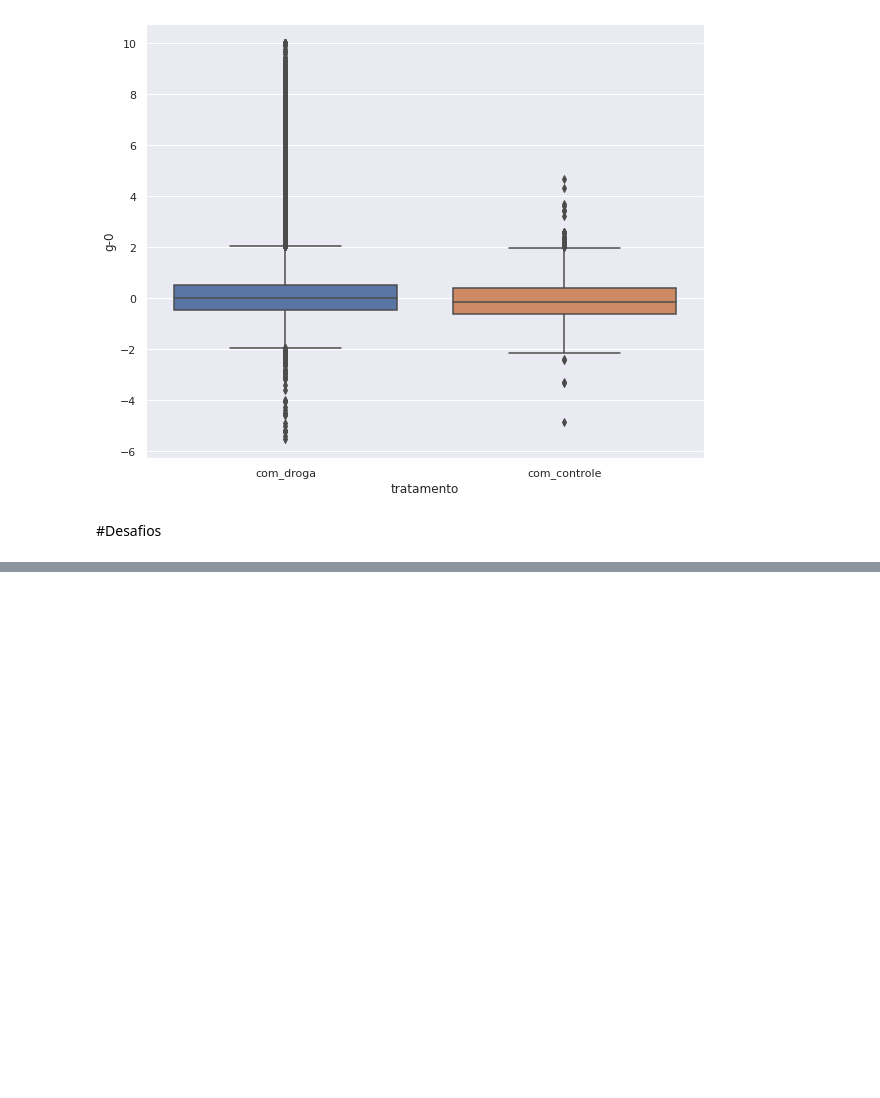
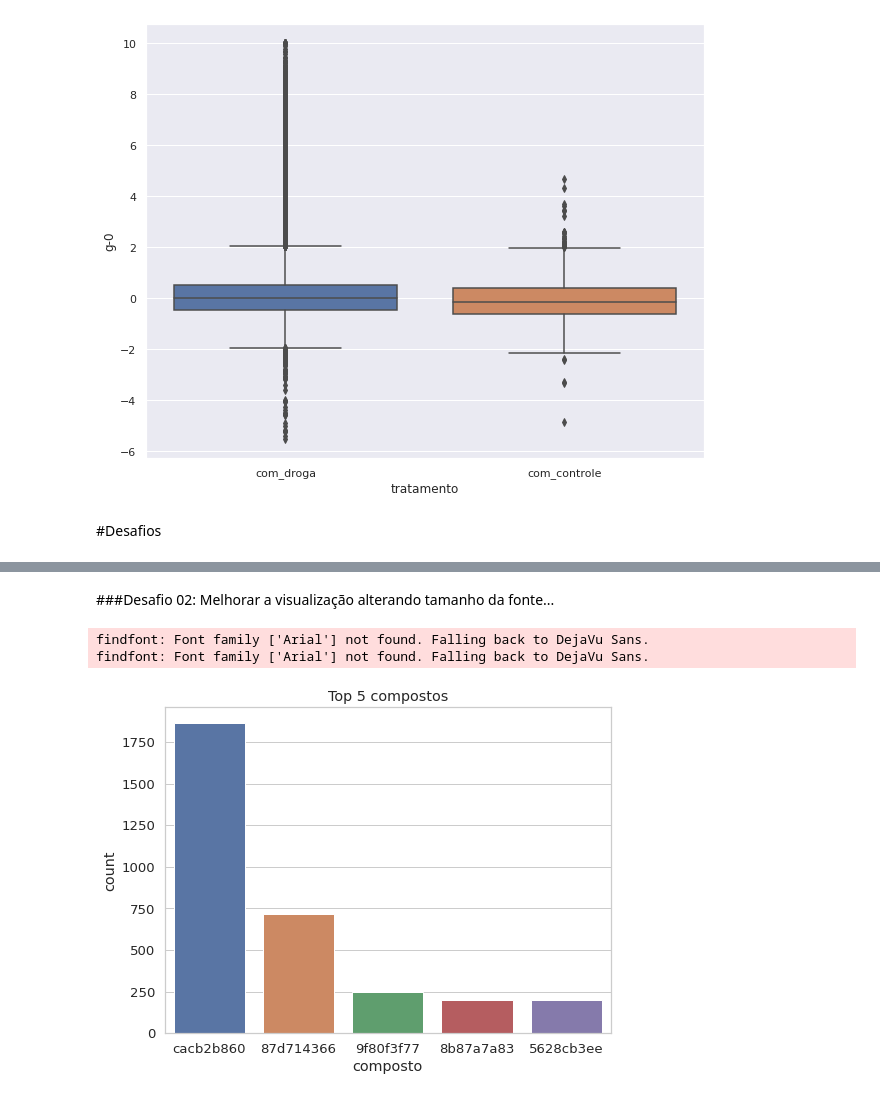
Before and after one commit to ianbs/imersao-data-science-alura, a Jupyter notebook: Aula_02.ipynb, the cells around one changed output, grey strips where cells are left out. Drawn from its saved outputs; the diff is of its cells as text; code cells hidden in the pictures; blank space fills up the shorter version.

```diff
--- a/Aula_02.ipynb
+++ b/Aula_02.ipynb
@@ -396,0 +390,12 @@ sns.boxplot(y='g-0', x='tratamento' , data=dados)
+# %% [markdown]
+###Desafio 02: Melhorar a visualização alterando tamanho da fonte...
+# %%
+sns.set_theme(context='notebook', style='whitegrid', palette='deep', font='sans-serif', font_scale=1.2, color_codes=True, rc=None)
+plt.figure(figsize=(8, 6))
+ax = sns.countplot(x = 'composto', data=dados.query('composto in @cod_compostos'), order=cod_compostos,) #o parametro 'order' da função countplot orderna a barras no grafico
+ax.set_title('Top 5 compostos')
+plt.show()
+# %% [output]
+findfont: Font family ['Arial'] not found. Falling back to DejaVu Sans.
+findfont: Font family ['Arial'] not found. Falling back to DejaVu Sans.
+[figure, added]
```
Also changed, not shown: parts of 13 cells of this notebook.
